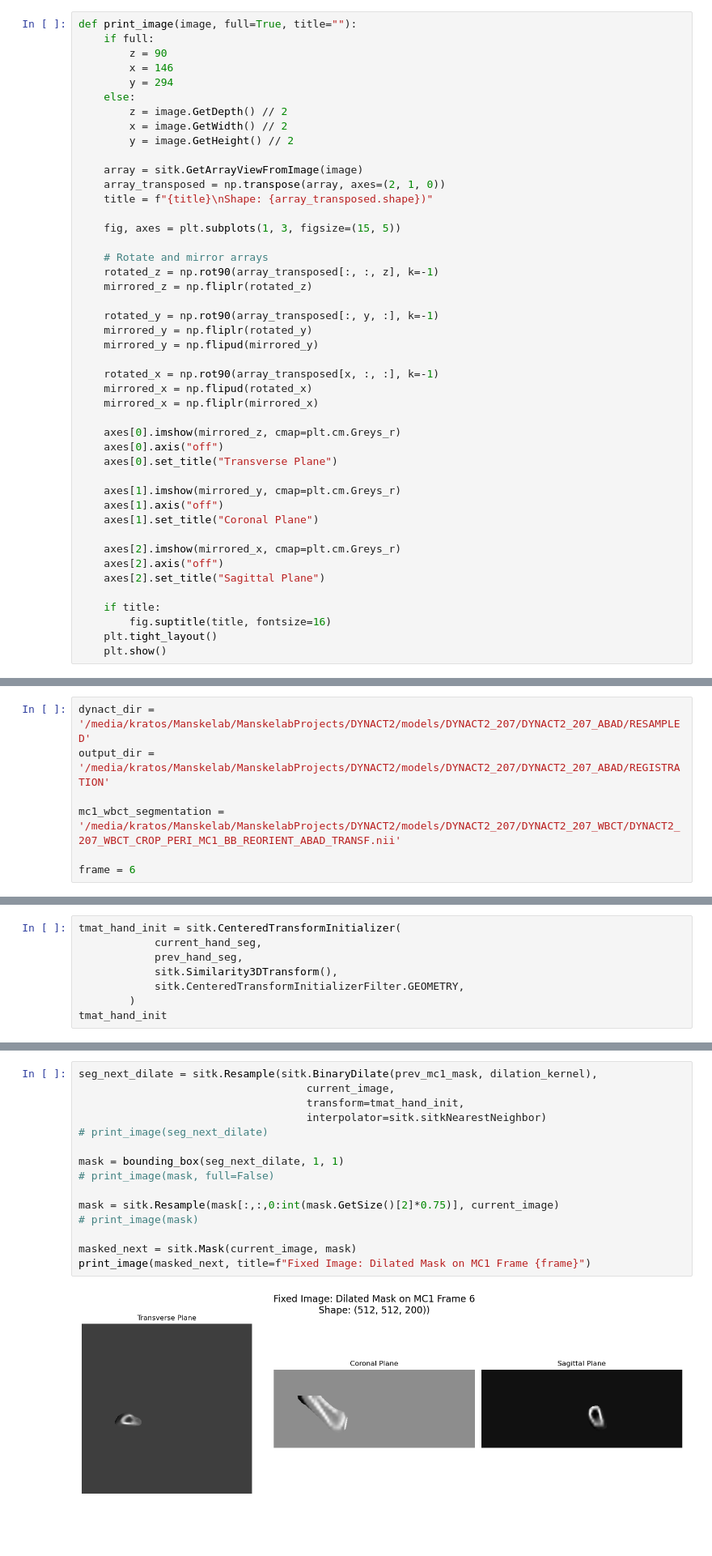
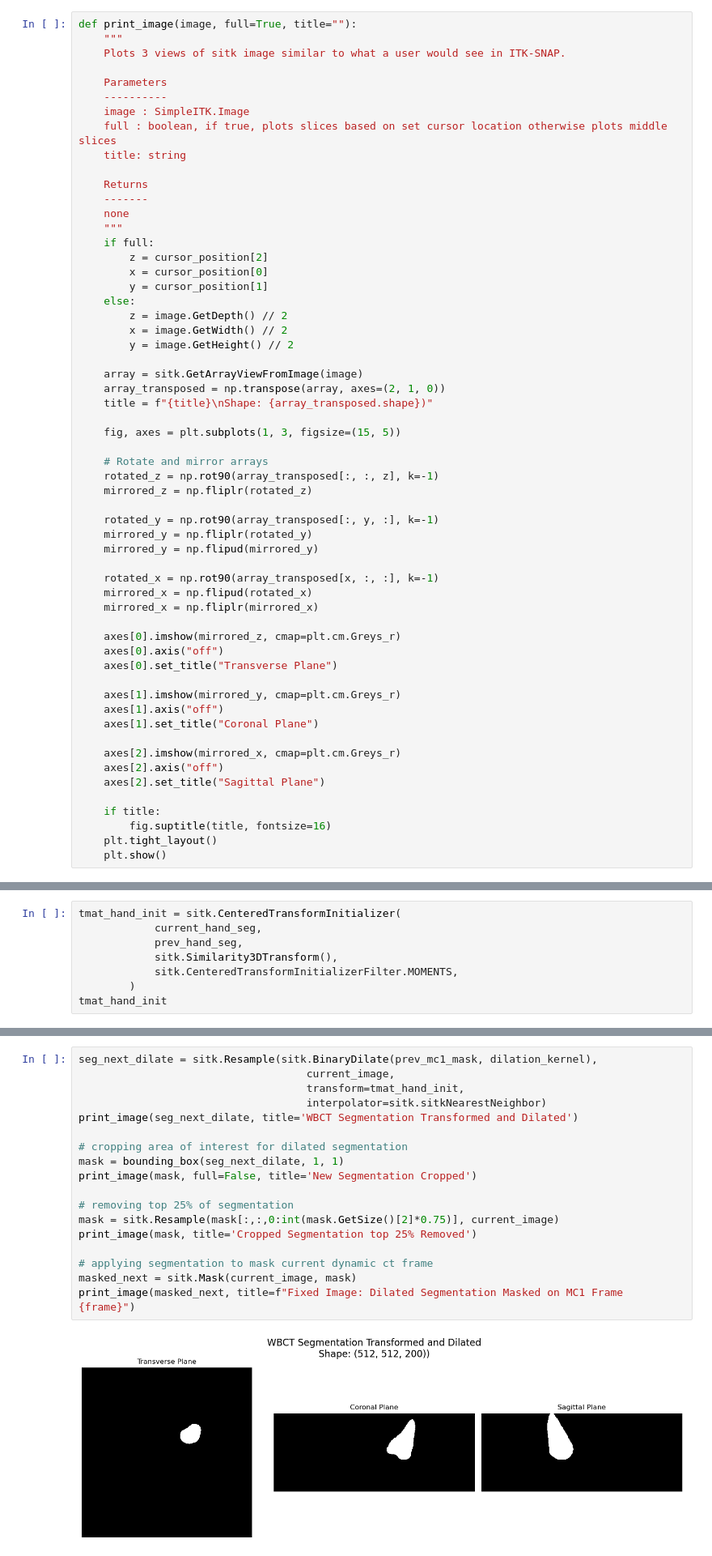
Before and after one commit to ManskeLab/DYNACT2, a Jupyter notebook: dynact2/registration_process.ipynb, the cells around one changed output, grey strips where cells are left out. Shown at 81% size. Drawn from its saved outputs; the diff is of its cells as text; blank space fills up the shorter version.

```diff
--- a/dynact2/registration_process.ipynb
+++ b/dynact2/registration_process.ipynb
@@ -8,10 +36,23 @@ import matplotlib.pyplot as plt
 ## Definitions
 # %%
 def print_image(image, full=True, title=""):
+    """
+    Plots 3 views of sitk image similar to what a user would see in ITK-SNAP.
+
+    Parameters
+    ----------
+    image : SimpleITK.Image
+    full : boolean, if true, plots slices based on set cursor location otherwise plots middle slices
+    title: string
+
+    Returns
+    -------
+    none
+    """
     if full:
-        z = 90
-        x = 146
-        y = 294
+        z = cursor_position[2]
+        x = cursor_position[0]
+        y = cursor_position[1]
     else:
         z = image.GetDepth() // 2
         x = image.GetWidth() // 2
@@ -103,10 +142,3 @@ def bounding_box(mask, min_val, max_val):
-# %%
-dynact_dir = '/media/kratos/Manskelab/ManskelabProjects/DYNACT2/models/DYNACT2_207/DYNACT2_207_ABAD/RESAMPLED'
-output_dir = '/media/kratos/Manskelab/ManskelabProjects/DYNACT2/models/DYNACT2_207/DYNACT2_207_ABAD/REGISTRATION'
-
-mc1_wbct_segmentation = '/media/kratos/Manskelab/ManskelabProjects/DYNACT2/models/DYNACT2_207/DYNACT2_207_WBCT/DYNACT2_207_WBCT_CROP_PERI_MC1_BB_REORIENT_ABAD_TRANSF.nii'
-
-frame = 6
 # %% [markdown]
 ## Registration Code
 # %% [markdown]
@@ -185,7 +226,7 @@ tmat_hand_init = sitk.CenteredTransformInitializer(
             current_hand_seg,
             prev_hand_seg,
             sitk.Similarity3DTransform(),
-            sitk.CenteredTransformInitializerFilter.GEOMETRY,
+            sitk.CenteredTransformInitializerFilter.MOMENTS,
         )
 tmat_hand_init
 # %% [output]
@@ -209,17 +250,20 @@ print_image(prev_masked_mc1, title="Moving Image: Dilated Mask on MC1 Frame 1")
 # %%
 seg_next_dilate = sitk.Resample(sitk.BinaryDilate(prev_mc1_mask, dilation_kernel),
                                     current_image,
                                     transform=tmat_hand_init,
                                     interpolator=sitk.sitkNearestNeighbor)
-# print_image(seg_next_dilate)
+print_image(seg_next_dilate, title='WBCT Segmentation Transformed and Dilated')
 
+# cropping area of interest for dilated segmentation
 mask = bounding_box(seg_next_dilate, 1, 1)
-# print_image(mask, full=False)
+print_image(mask, full=False, title='New Segmentation Cropped')
 
+# removing top 25% of segmentation
 mask = sitk.Resample(mask[:,:,0:int(mask.GetSize()[2]*0.75)], current_image)
-# print_image(mask)
+print_image(mask, title='Cropped Segmentation top 25% Removed')
 
+# applying segmentation to mask current dynamic ct frame
 masked_next = sitk.Mask(current_image, mask)
-print_image(masked_next, title=f"Fixed Image: Dilated Mask on MC1 Frame {frame}")
+print_image(masked_next, title=f"Fixed Image: Dilated Segmentation Masked on MC1 Frame {frame}")
 # %% [output]
-[figure, old version]
+[figure, new version]
```
Also changed, not shown: parts of 15 cells of this notebook.
